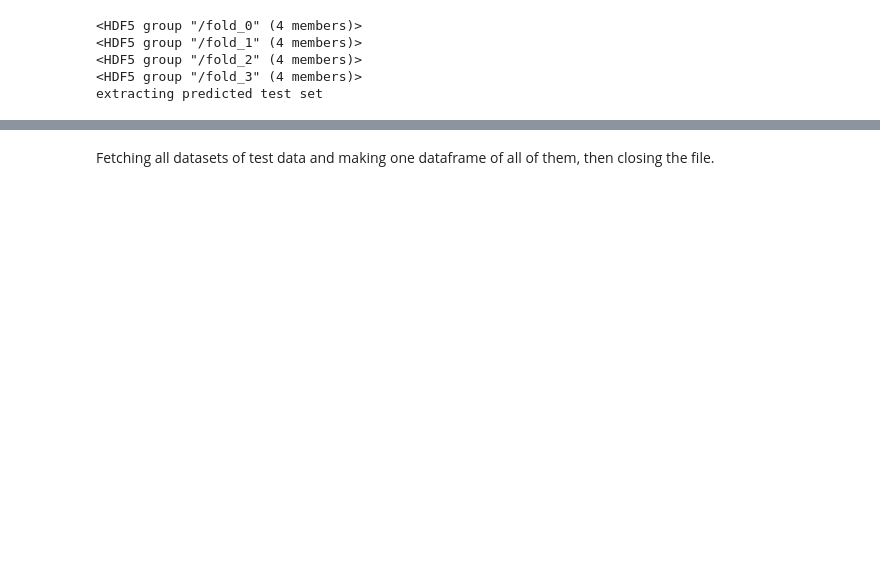
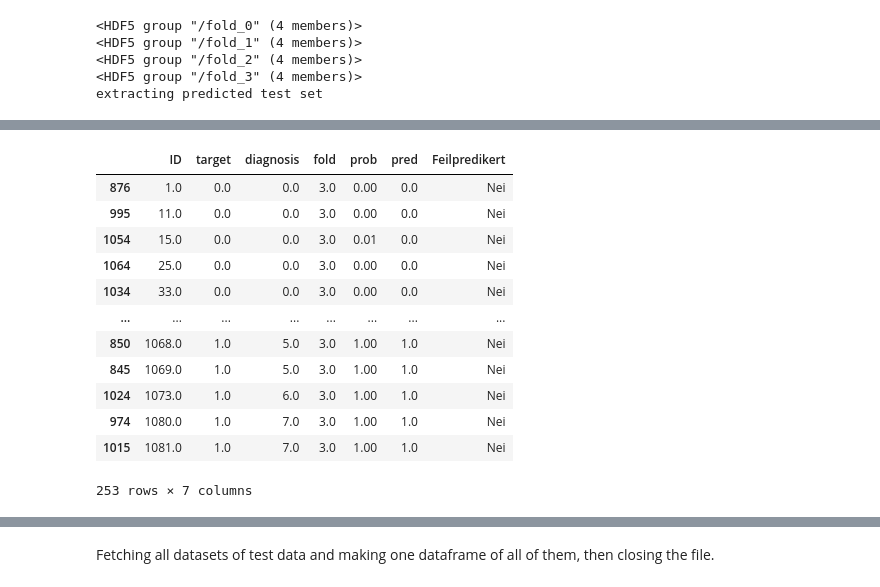
Before and after one commit to huynhngoc/cubiai, a Jupyter notebook: sunniva/Check_results_binary.ipynb, the cells around one changed output, grey strips where cells are left out. Drawn from its saved outputs; the diff is of its cells as text; code cells hidden in the pictures; blank space fills up the shorter version.

```diff
--- a/sunniva/Check_results_binary.ipynb
+++ b/sunniva/Check_results_binary.ipynb
@@ -156,0 +166,16 @@ ID:  271.0
+# %%
+df[df.Feilpredikert=='Nei']
+# %% [output]
+|  | ID | target | diagnosis | fold | prob | pred | Feilpredikert |
+| 876 | 1.0 | 0.0 | 0.0 | 3.0 | 0.00 | 0.0 | Nei |
+| 995 | 11.0 | 0.0 | 0.0 | 3.0 | 0.00 | 0.0 | Nei |
+| 1054 | 15.0 | 0.0 | 0.0 | 3.0 | 0.01 | 0.0 | Nei |
+| 1064 | 25.0 | 0.0 | 0.0 | 3.0 | 0.00 | 0.0 | Nei |
+| 1034 | 33.0 | 0.0 | 0.0 | 3.0 | 0.00 | 0.0 | Nei |
+| ... | ... | ... | ... | ... | ... | ... | ... |
+| 850 | 1068.0 | 1.0 | 5.0 | 3.0 | 1.00 | 1.0 | Nei |
+| 845 | 1069.0 | 1.0 | 5.0 | 3.0 | 1.00 | 1.0 | Nei |
+| 1024 | 1073.0 | 1.0 | 6.0 | 3.0 | 1.00 | 1.0 | Nei |
+| 974 | 1080.0 | 1.0 | 7.0 | 3.0 | 1.00 | 1.0 | Nei |
+| 1015 | 1081.0 | 1.0 | 7.0 | 3.0 | 1.00 | 1.0 | Nei |
+253 rows × 7 columns
```
Also changed, not shown: parts of 4 cells of this notebook, 1 other file.
